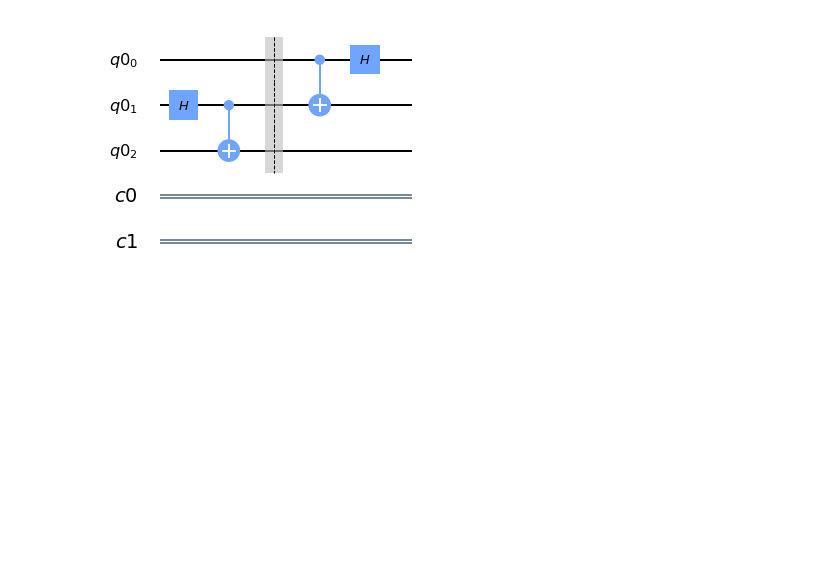
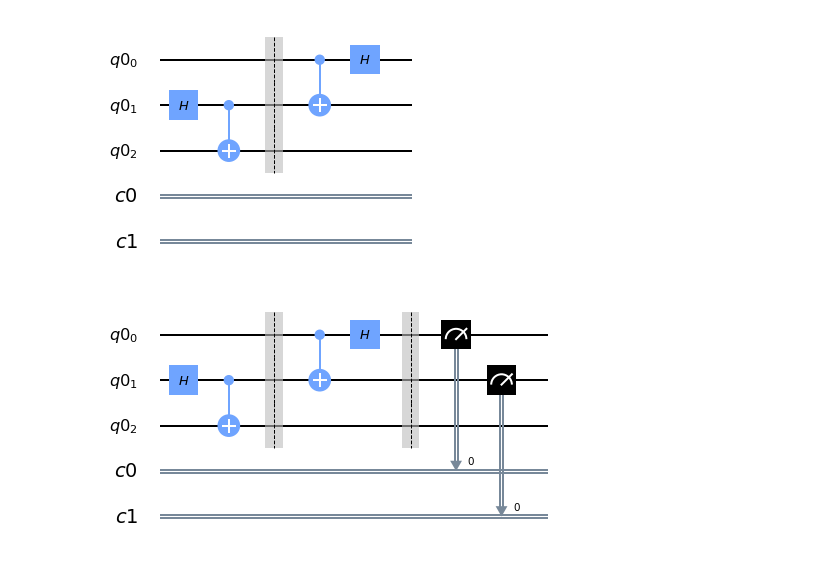
Before and after one commit to Shafi-AI/Quantum-Computing, a Jupyter notebook: Quantum-Practical-Notebooks/Algorithms/Quantum-Teleportation/QuantumTeleportation.ipynb, the cells around one changed output. Drawn from its saved outputs; the diff is of its cells as text; code cells hidden in the pictures; blank space fills up the shorter version.

Commit message:
Update QuantumTeleportation.ipynb
Update Quantum Teleportation using Qiskit.

```diff
--- a/Quantum-Practical-Notebooks/Algorithms/Quantum-Teleportation/QuantumTeleportation.ipynb
+++ b/Quantum-Practical-Notebooks/Algorithms/Quantum-Teleportation/QuantumTeleportation.ipynb
@@ -43,3 +43,14 @@ alice_gates(teleportation_circuit,0,1)
 teleportation_circuit.draw()
 # %% [output]
 [figure]
+# %%
+def measure_and_send(qc,a,b):
+    """ Measures the qubits a and b and sends these results to Bob """
+    qc.barrier()
+    qc.measure(a,0)
+    qc.measure(b,1)
+# %%
+measure_and_send(teleportation_circuit,0,1)
+teleportation_circuit.draw()
+# %% [output]
+[figure, added]
```
Also changed, not shown: parts of 17 cells of this notebook.
